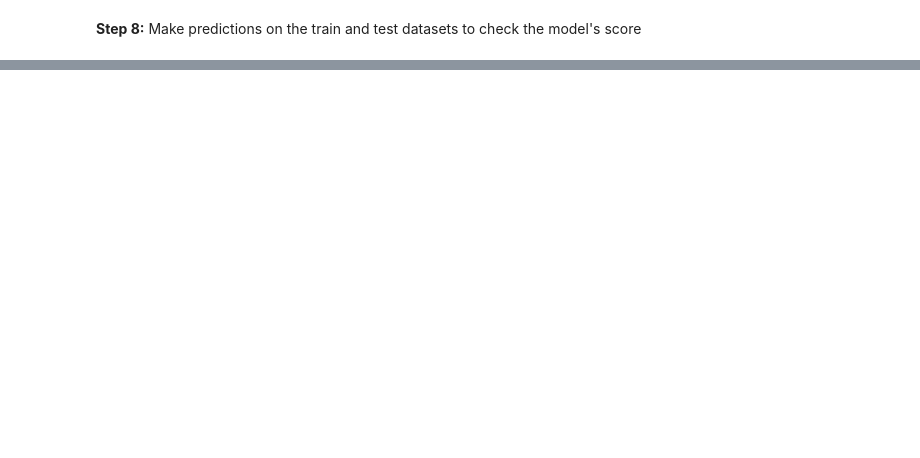
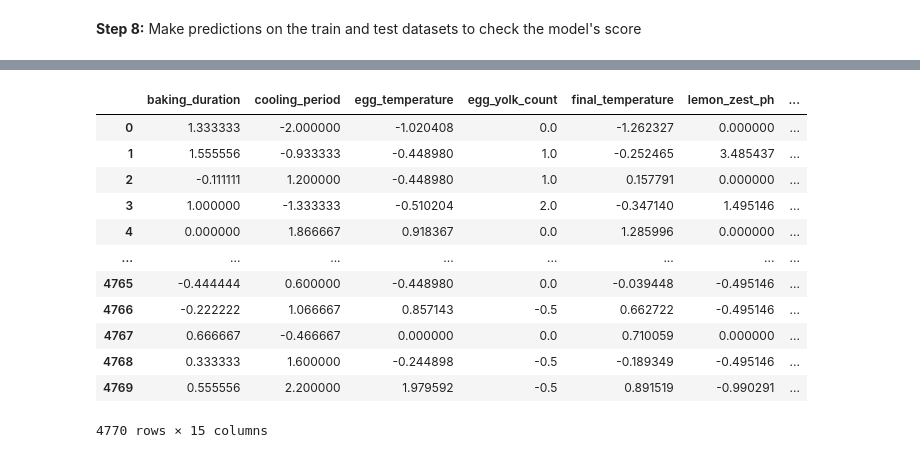
Before and after one commit to amdbsilva/machine-learning, a Jupyter notebook: ML17_NB2_PREP_FEAT_MODEL.ipynb, the cells around one changed output, grey strips where cells are left out. Saved outputs shown, nothing was run; the diff lists cells and outputs as text; code cells hidden in the pictures; blank space fills up the shorter version.

```diff
--- a/ML17_NB2_PREP_FEAT_MODEL.ipynb
+++ b/ML17_NB2_PREP_FEAT_MODEL.ipynb
@@ -1005,8 +1007,8 @@ final_train, final_test, final_val = scale(train=final_train, test=final_test, v
 # fit final model
 xgb_clf = XGBClassifier(
     n_estimators=1000,
-    learning_rate=0.01,
-    max_depth=4,
+    learning_rate=0.009,
+    max_depth=6,
     min_child_weight=5,
     subsample=0.80,
     colsample_bytree=0.7,
@@ -1018,7 +1020,7 @@ xgb_clf = XGBClassifier(
     grow_policy='lossguide',
     enable_categorical=True,
     early_stopping_rounds=150,
-    eval_metric='error', # We are optimizing for accuracy, so 'error' (1-accuracy) is the direct validation metric.
+    eval_metric='error',
     n_jobs=-1,
     random_state=42
 )
@@ -1104,0 +1108,16 @@ weighted avg       0.79      0.76      0.77       780
+# %%
+final_train
+# %% [output]
+|  | baking_duration | cooling_period | egg_temperature | egg_yolk_count | final_temperature | lemon_zest_ph | ... |
+| 0 | 1.333333 | -2.000000 | -1.020408 | 0.0 | -1.262327 | 0.000000 | ... |
+| 1 | 1.555556 | -0.933333 | -0.448980 | 1.0 | -0.252465 | 3.485437 | ... |
+| 2 | -0.111111 | 1.200000 | -0.448980 | 1.0 | 0.157791 | 0.000000 | ... |
+| 3 | 1.000000 | -1.333333 | -0.510204 | 2.0 | -0.347140 | 1.495146 | ... |
+| 4 | 0.000000 | 1.866667 | 0.918367 | 0.0 | 1.285996 | 0.000000 | ... |
+| ... | ... | ... | ... | ... | ... | ... | ... |
+| 4765 | -0.444444 | 0.600000 | -0.448980 | 0.0 | -0.039448 | -0.495146 | ... |
+| 4766 | -0.222222 | 1.066667 | 0.857143 | -0.5 | 0.662722 | -0.495146 | ... |
+| 4767 | 0.666667 | -0.466667 | 0.000000 | 0.0 | 0.710059 | 0.000000 | ... |
+| 4768 | 0.333333 | 1.600000 | -0.244898 | -0.5 | -0.189349 | -0.495146 | ... |
+| 4769 | 0.555556 | 2.200000 | 1.979592 | -0.5 | 0.891519 | -0.990291 | ... |
+4770 rows × 15 columns
```
Also changed, not shown: parts of 22 cells of this notebook, 2 other files.
